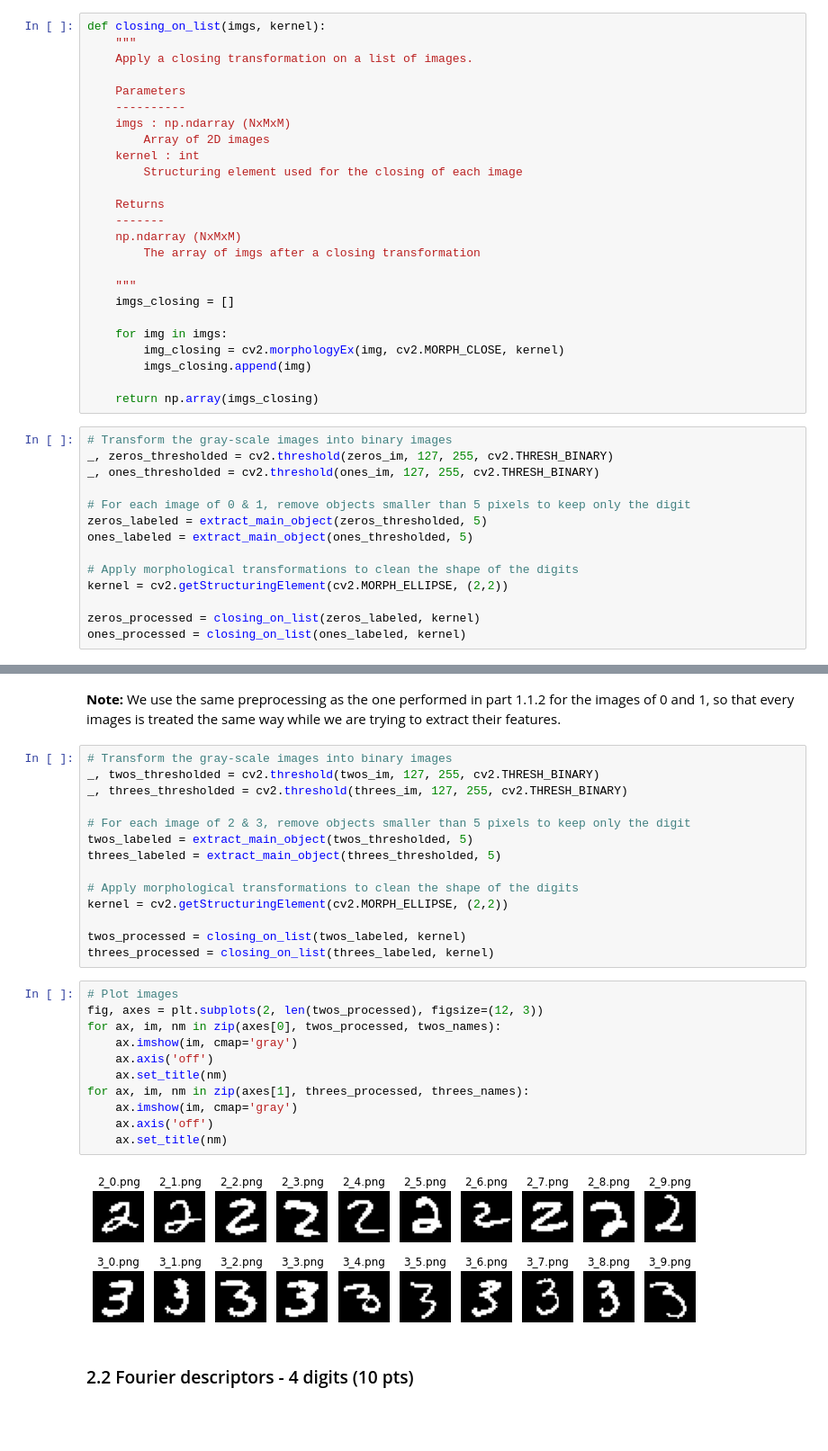
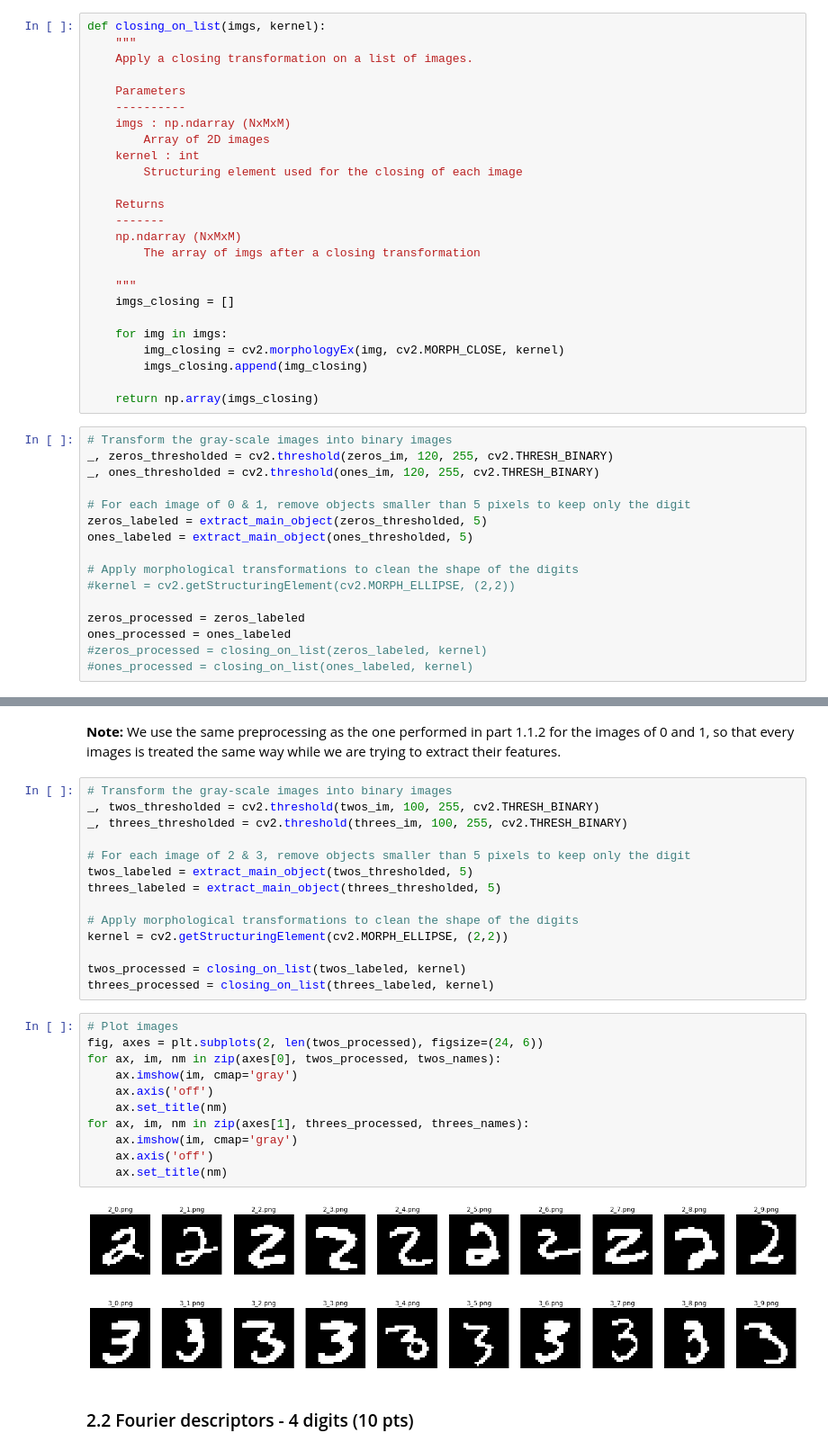
Before and after one commit to melina-chrys/IAPR-squad-lab, a Jupyter notebook: Lab2/lab_02_object_description.ipynb, the cells around one changed output, grey strips where cells are left out. Shown at 90% size. Cells and saved outputs as stored; diff of their text form; blank space fills up the shorter version.

```diff
--- a/Lab2/lab_02_object_description.ipynb
+++ b/Lab2/lab_02_object_description.ipynb
@@ -170,23 +172,25 @@ def closing_on_list(imgs, kernel):
 
     for img in imgs:
         img_closing = cv2.morphologyEx(img, cv2.MORPH_CLOSE, kernel)
-        imgs_closing.append(img)
+        imgs_closing.append(img_closing)
 
     return np.array(imgs_closing)
 # %%
 # Transform the gray-scale images into binary images
-_, zeros_thresholded = cv2.threshold(zeros_im, 127, 255, cv2.THRESH_BINARY)
-_, ones_thresholded = cv2.threshold(ones_im, 127, 255, cv2.THRESH_BINARY)
+_, zeros_thresholded = cv2.threshold(zeros_im, 120, 255, cv2.THRESH_BINARY)
+_, ones_thresholded = cv2.threshold(ones_im, 120, 255, cv2.THRESH_BINARY)
 
 # For each image of 0 & 1, remove objects smaller than 5 pixels to keep only the digit
 zeros_labeled = extract_main_object(zeros_thresholded, 5)
 ones_labeled = extract_main_object(ones_thresholded, 5)
 
 # Apply morphological transformations to clean the shape of the digits
-kernel = cv2.getStructuringElement(cv2.MORPH_ELLIPSE, (2,2))
+#kernel = cv2.getStructuringElement(cv2.MORPH_ELLIPSE, (2,2))
 
-zeros_processed = closing_on_list(zeros_labeled, kernel)
-ones_processed = closing_on_list(ones_labeled, kernel)
+zeros_processed = zeros_labeled
+ones_processed = ones_labeled
+#zeros_processed = closing_on_list(zeros_labeled, kernel)
+#ones_processed = closing_on_list(ones_labeled, kernel)
 # %%
 # Plot images
 fig, axes = plt.subplots(2, len(zeros_processed), figsize=(24, 6))
@@ -308,8 +452,8 @@ for ax, im, nm in zip(axes[1], threes_im, threes_names):
 **Note:** We use the same preprocessing as the one performed in part 1.1.2 for the images of 0 and 1, so that every images is treated the same way while we are trying to extract their features.
 # %%
 # Transform the gray-scale images into binary images
-_, twos_thresholded = cv2.threshold(twos_im, 127, 255, cv2.THRESH_BINARY)
-_, threes_thresholded = cv2.threshold(threes_im, 127, 255, cv2.THRESH_BINARY)
+_, twos_thresholded = cv2.threshold(twos_im, 100, 255, cv2.THRESH_BINARY)
+_, threes_thresholded = cv2.threshold(threes_im, 100, 255, cv2.THRESH_BINARY)
 
 # For each image of 2 & 3, remove objects smaller than 5 pixels to keep only the digit
 twos_labeled = extract_main_object(twos_thresholded, 5)
@@ -322,16 +466,16 @@ twos_processed = closing_on_list(twos_labeled, kernel)
 threes_processed = closing_on_list(threes_labeled, kernel)
 # %%
 # Plot images
-fig, axes = plt.subplots(2, len(twos_processed), figsize=(12, 3))
+fig, axes = plt.subplots(2, len(twos_processed), figsize=(24, 6))
 for ax, im, nm in zip(axes[0], twos_processed, twos_names):
     ax.imshow(im, cmap='gray')
     ax.axis('off')
     ax.set_title(nm)
 for ax, im, nm in zip(axes[1], threes_processed, threes_names):
     ax.imshow(im, cmap='gray')
     ax.axis('off')
     ax.set_title(nm)
 # %% [output]
-[figure, old version]
+[figure, new version]
 # %% [markdown]
 ### 2.2 Fourier descriptors - 4 digits (10 pts)
```
Also changed, not shown: parts of 19 cells of this notebook.
